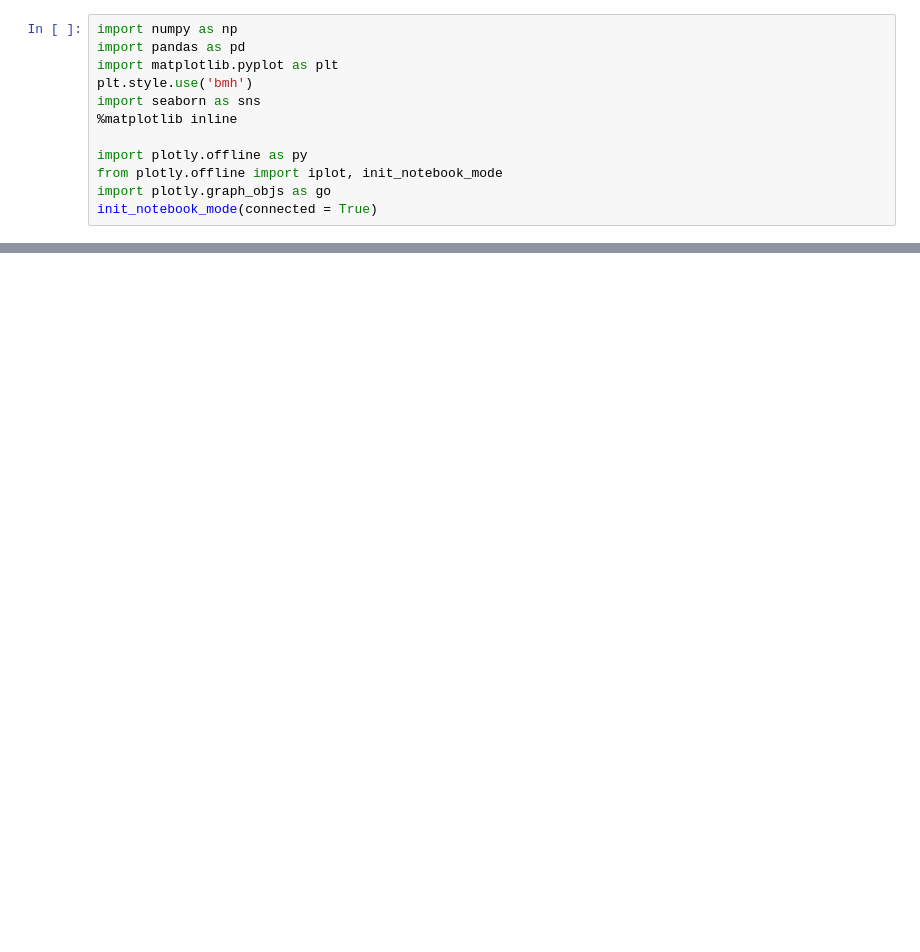
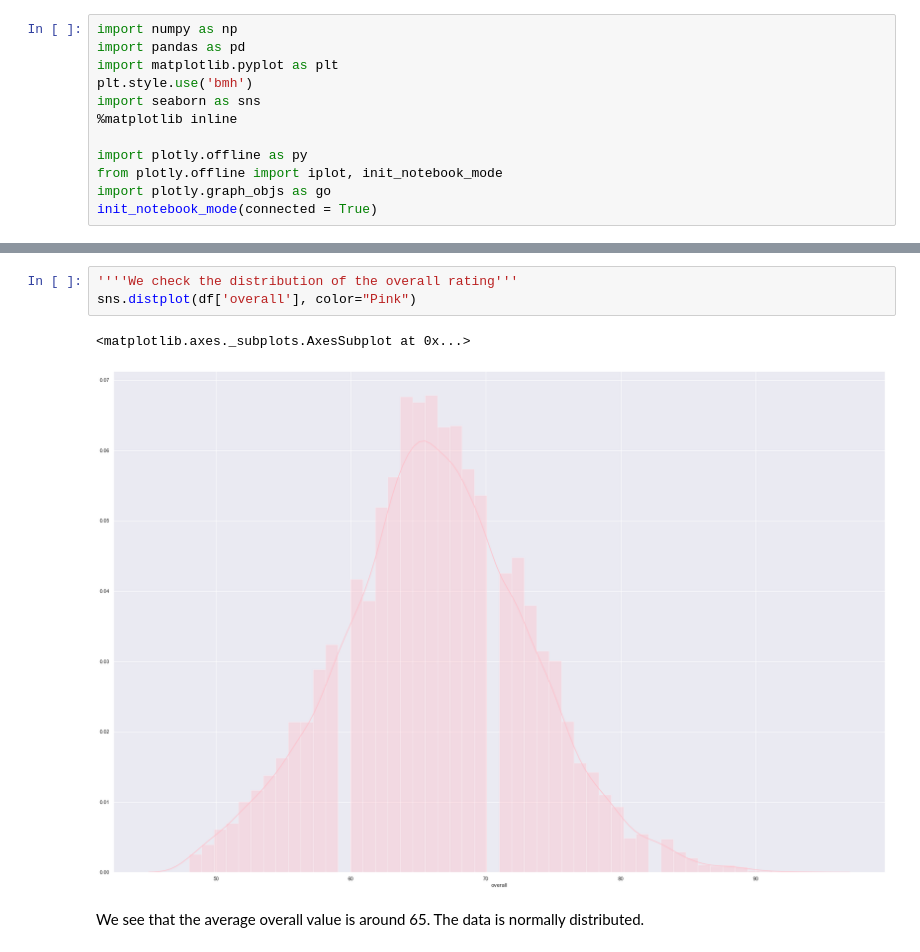
Before and after one commit to Arunima1992/Fifa20, a Jupyter notebook: Fifa20_Analysis.ipynb, the cells around one changed output, grey strips where cells are left out. Cells and saved outputs as stored; diff of their text form; blank space fills up the shorter version.

```diff
--- a/Fifa20_Analysis.ipynb
+++ b/Fifa20_Analysis.ipynb
@@ -208,0 +156,8 @@ array(['RS', 'SUB', 'CAM', 'RW', 'GK', 'LDM', 'RCM', 'RB', 'LCB', 'RAM',
+# %%
+''''We check the distribution of the overall rating'''
+sns.distplot(df['overall'], color="Pink")
+# %% [output]
+<matplotlib.axes._subplots.AxesSubplot at 0x...>
+[figure, added]
+# %% [markdown]
+We see that the average overall value is around 65. The data is normally distributed.
```
Also changed, not shown: parts of 50 cells of this notebook.
